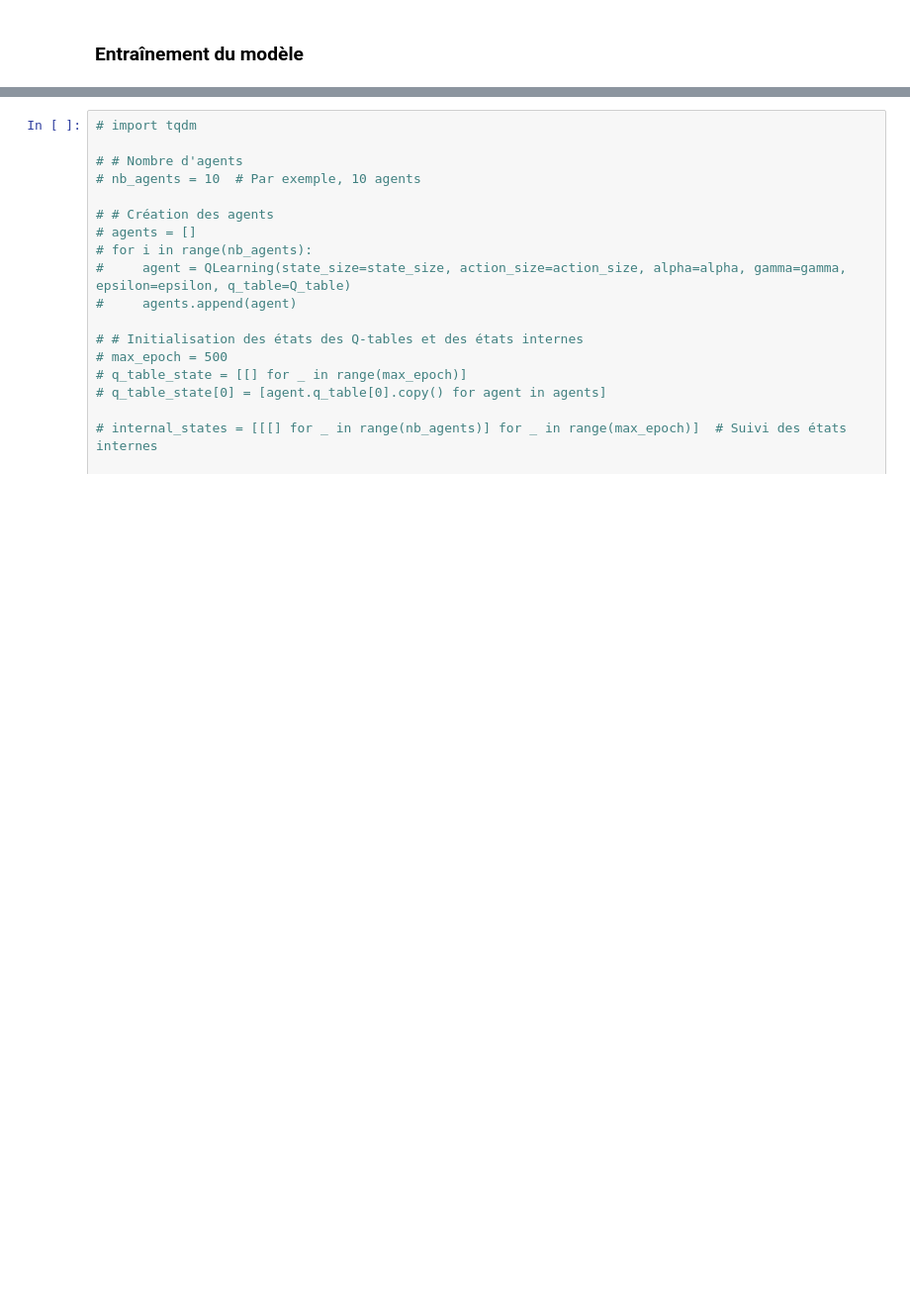
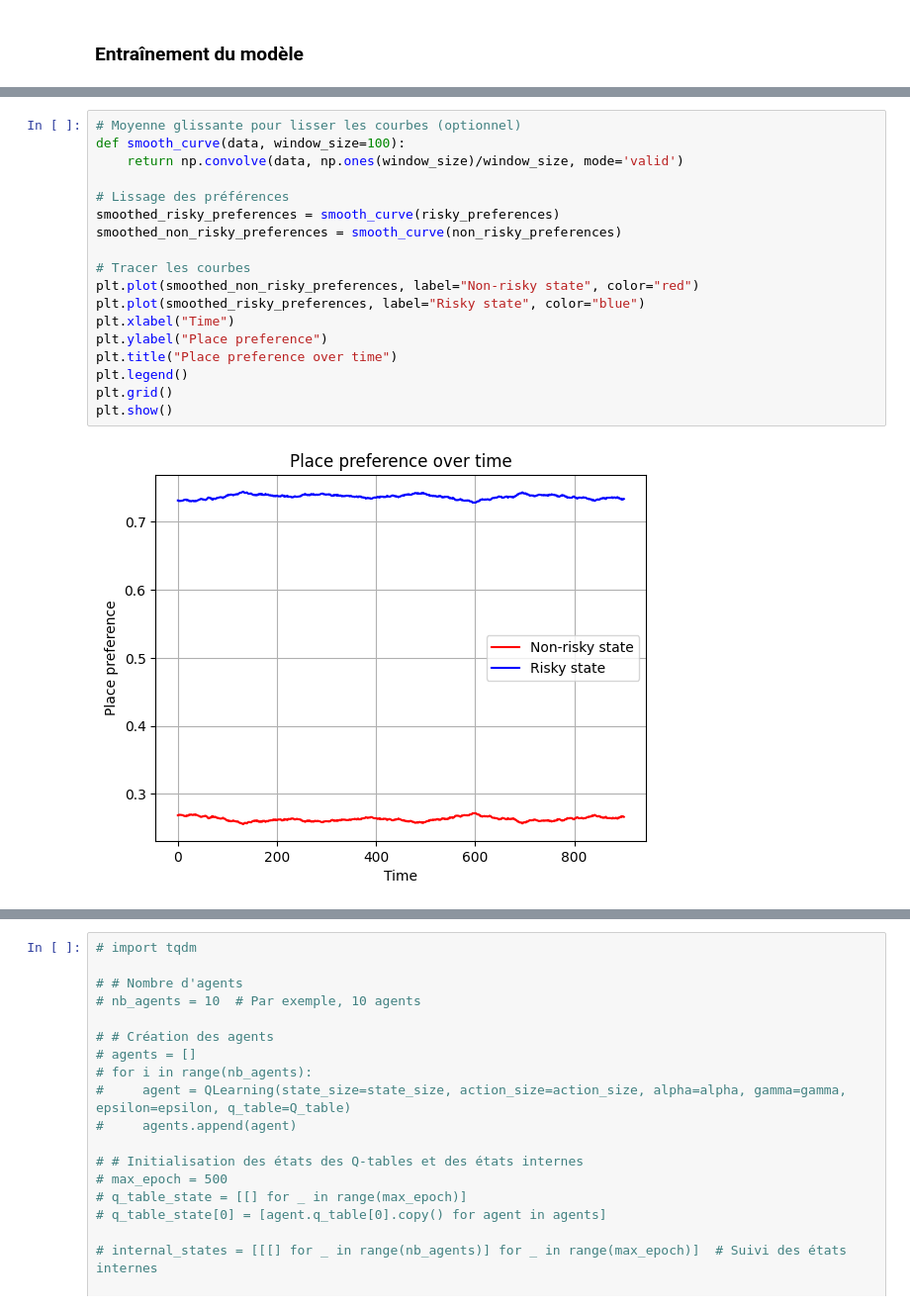
Before and after one commit to TsunomakiWatamelon/Homeostatic-Reinforcement-Learning, a Jupyter notebook: src/experiments/risk_aversion.ipynb, the cells around one changed output, grey strips where cells are left out. Shown: that part at 99% size. Saved outputs shown, nothing was run; the diff lists cells and outputs as text; blank space fills up the shorter version.

```diff
--- a/src/experiments/risk_aversion.ipynb
+++ b/src/experiments/risk_aversion.ipynb
@@ -134,3 +156,23 @@ for episode in range(episodes):
+# %%
+# Moyenne glissante pour lisser les courbes (optionnel)
+def smooth_curve(data, window_size=100):
+    return np.convolve(data, np.ones(window_size)/window_size, mode='valid')
+
+# Lissage des préférences
+smoothed_risky_preferences = smooth_curve(risky_preferences)
+smoothed_non_risky_preferences = smooth_curve(non_risky_preferences)
+
+# Tracer les courbes
+plt.plot(smoothed_non_risky_preferences, label="Non-risky state", color="red")
+plt.plot(smoothed_risky_preferences, label="Risky state", color="blue")
+plt.xlabel("Time")
+plt.ylabel("Place preference")
+plt.title("Place preference over time")
+plt.legend()
+plt.grid()
+plt.show()
+# %% [output]
+[figure, added]
 # %%
 plt.plot(reward_history, label="Récompenses cumulées")
 plt.xlabel("Épisodes")
```
Also changed, not shown: parts of 6 cells of this notebook, 3 other files.
